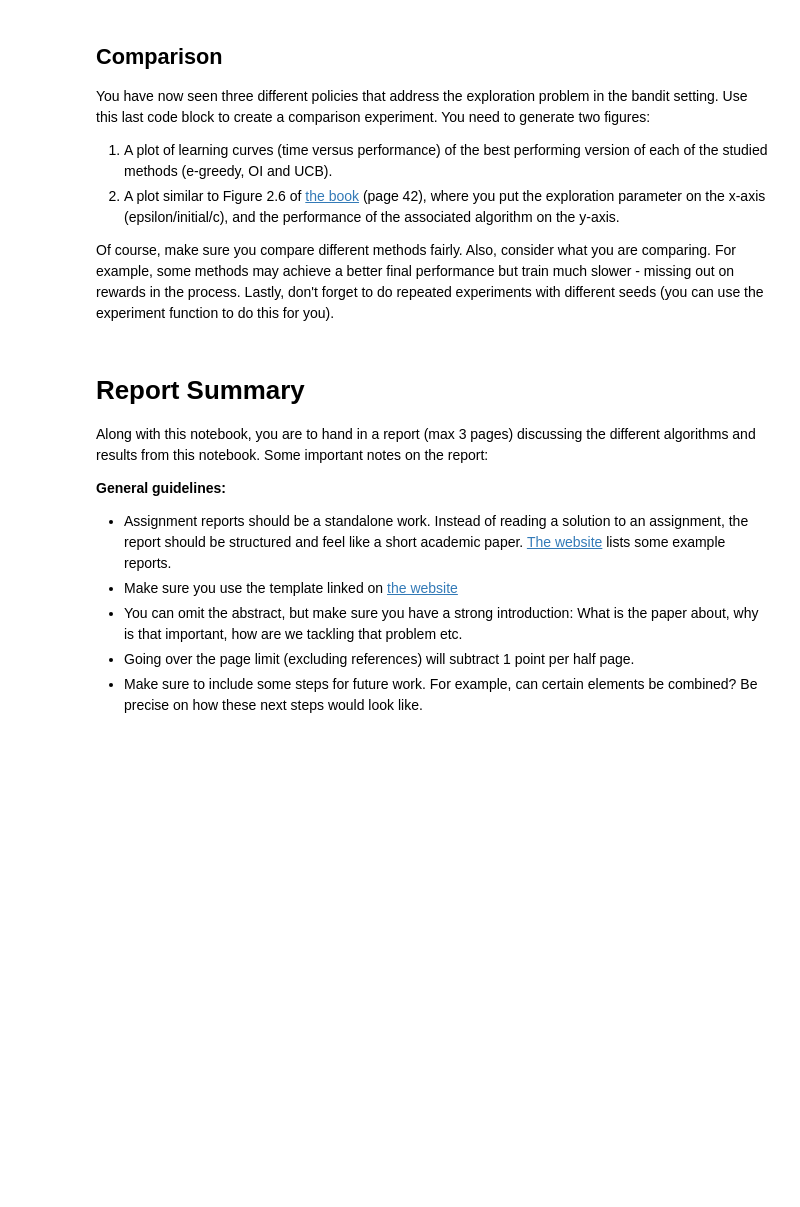
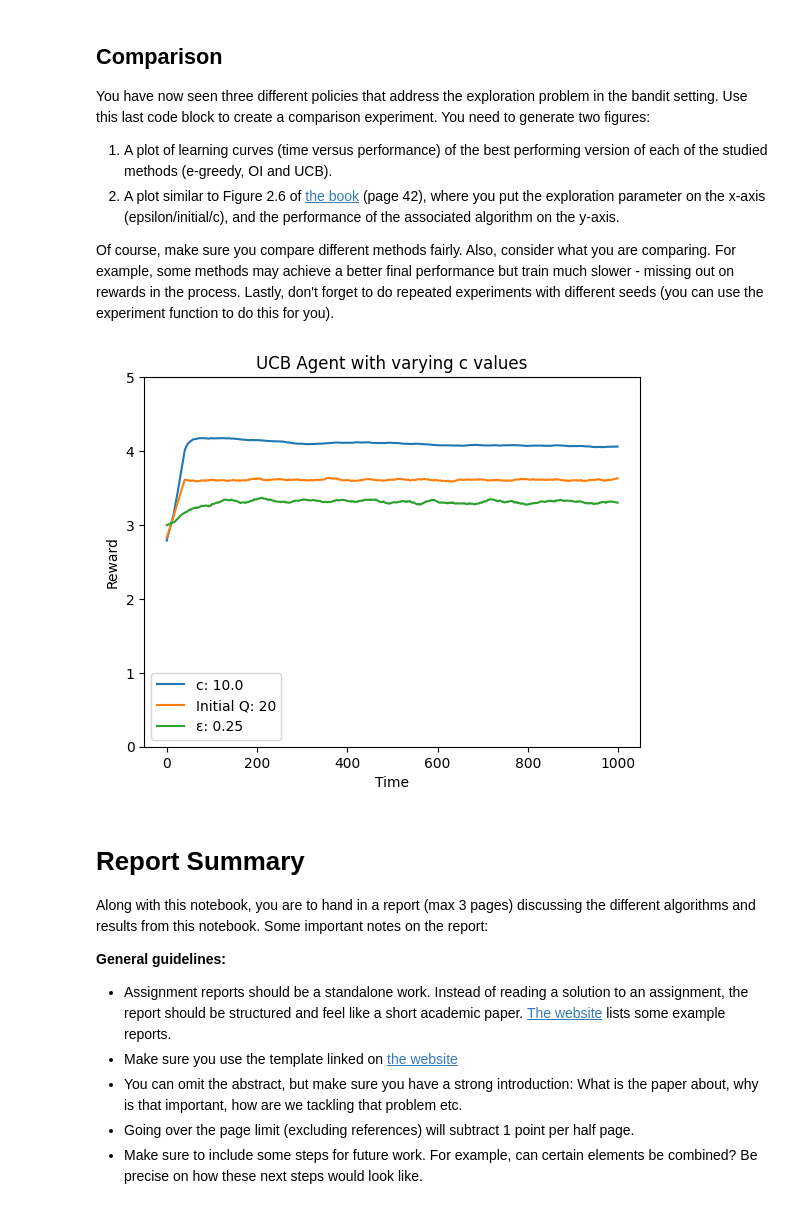
Before and after one commit to bokchoy19/intro_to_rl_assignments, a Jupyter notebook: RL_Bachelor_Assignment_1A_(2026).ipynb, the cells around one changed output. Drawn from its saved outputs; the diff is of its cells as text; code cells hidden in the pictures; blank space fills up the shorter version.

```diff
--- a/RL_Bachelor_Assignment_1A_(2026).ipynb
+++ b/RL_Bachelor_Assignment_1A_(2026).ipynb
@@ -515,18 +571,26 @@ Of course, make sure you compare different methods fairly. Also, consider what y
 # %%
 ### Comparison experiment code here ...
 plot = LearningCurvePlot("UCB Agent with varying c values")
 experiment(
     plot,
     agent_class=UCBAgent,
     label=f"c: {c}",
     c=0.01,
 )
 experiment(
     plot,
     agent_class=OptimisticInitializationAgent,
     label=f"Initial Q: {initial_value}",
-    initial_value=initial_value,
+    initial_value=8,
 )
+experiment(
+    plot,
+    agent_class=eGreedyAgent,
+    label=f"{chr(949)}: {epsilon}",
+    epsilon=0.25,
+)
+# %% [output]
+[figure, added]
 # %% [markdown]
 # Report Summary
 
```
